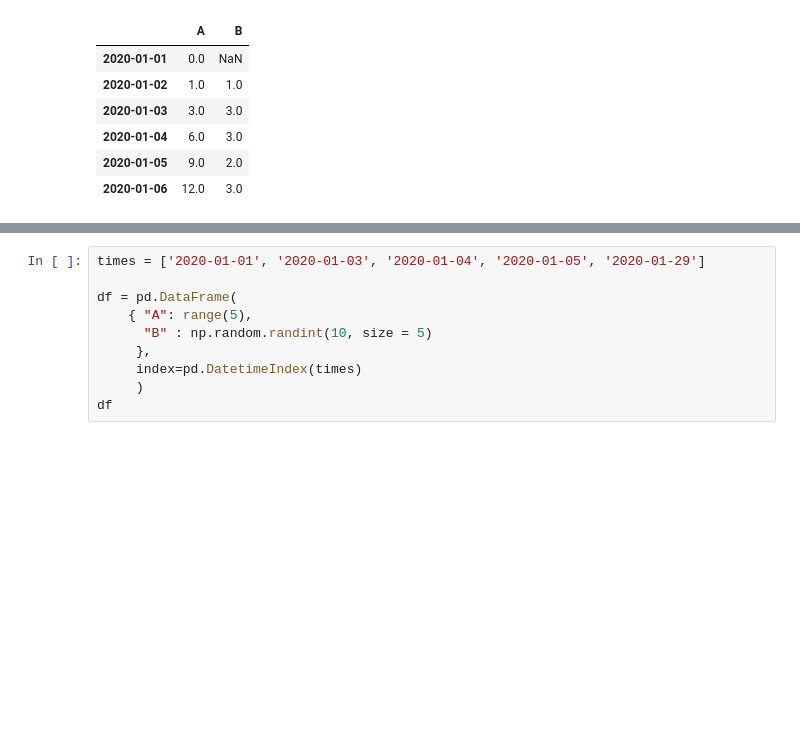
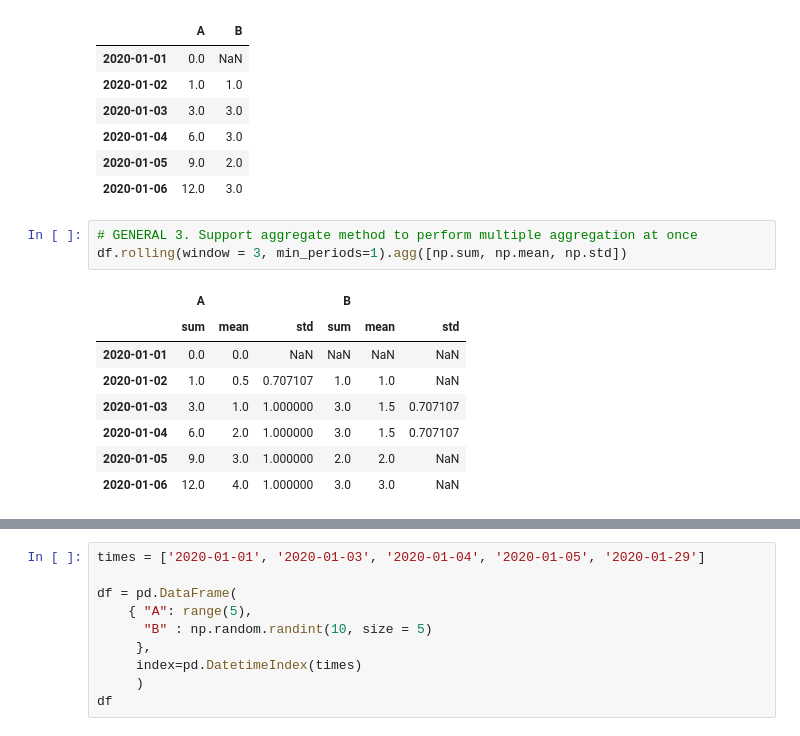
Before and after one commit to ZosoV/pandas_review, a Jupyter notebook: 008_windowing_operations.ipynb, the cells around one changed output, grey strips where cells are left out. Drawn from its saved outputs; the diff is of its cells as text; blank space fills up the shorter version.

```diff
--- a/008_windowing_operations.ipynb
+++ b/008_windowing_operations.ipynb
@@ -193,3 +212,15 @@ df.rolling(window='3D').sum()
 | 2020-01-04 | 6.0 | 3.0 |
 | 2020-01-05 | 9.0 | 2.0 |
 | 2020-01-06 | 12.0 | 3.0 |
+# %%
+# GENERAL 3. Support aggregate method to perform multiple aggregation at once
+df.rolling(window = 3, min_periods=1).agg([np.sum, np.mean, np.std])
+# %% [output]
+|  | A |  |  | B |  |  |
+|  | sum | mean | std | sum | mean | std |
+| 2020-01-01 | 0.0 | 0.0 | NaN | NaN | NaN | NaN |
+| 2020-01-02 | 1.0 | 0.5 | 0.707107 | 1.0 | 1.0 | NaN |
+| 2020-01-03 | 3.0 | 1.0 | 1.000000 | 3.0 | 1.5 | 0.707107 |
+| 2020-01-04 | 6.0 | 2.0 | 1.000000 | 3.0 | 1.5 | 0.707107 |
+| 2020-01-05 | 9.0 | 3.0 | 1.000000 | 2.0 | 2.0 | NaN |
+| 2020-01-06 | 12.0 | 4.0 | 1.000000 | 3.0 | 3.0 | NaN |
```
Also changed, not shown: parts of 56 cells of this notebook, 3 other files.
